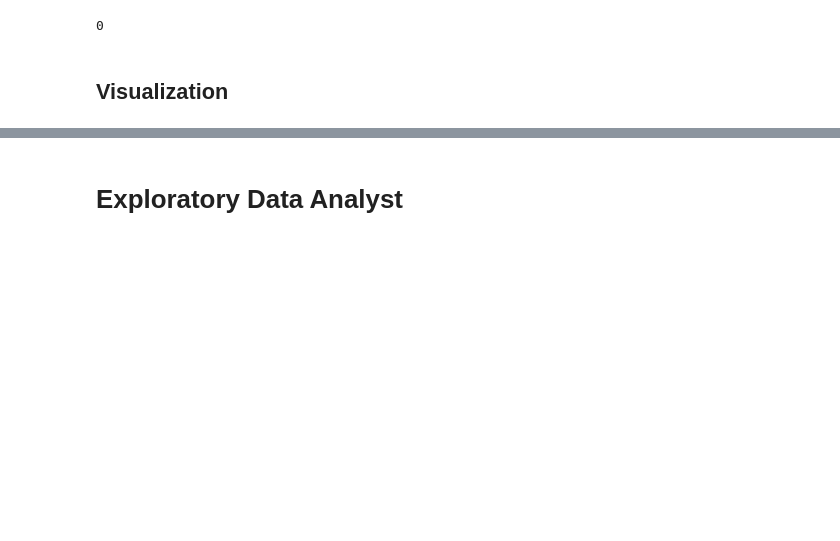
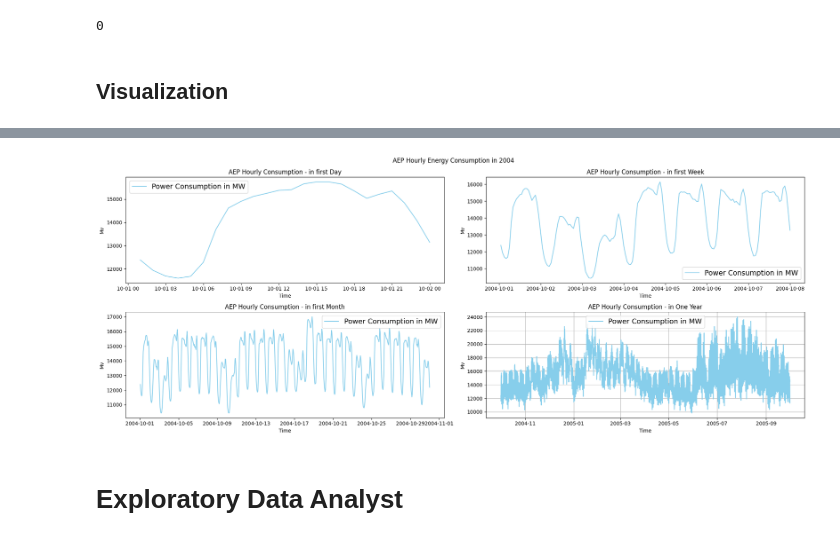
Before and after one commit to sayid-alt/AEP-Hourly-Energy-Consumption-Prediction, a Jupyter notebook: AEP_Hourly_Energy_Consumption_Prediction.ipynb, the cells around one changed output, grey strips where cells are left out. Cells and saved outputs as stored; diff of their text form; code cells hidden in the pictures; blank space fills up the shorter version.

```diff
--- a/AEP_Hourly_Energy_Consumption_Prediction.ipynb
+++ b/AEP_Hourly_Energy_Consumption_Prediction.ipynb
@@ -153,3 +163,40 @@ AttributeError: 'RangeIndex' object has no attribute 'dt'
+# %%
+one_year = 24 * 365
+one_month = 24 * 30
+one_week = 24 * 7
+one_day = 24
+# %%
+# Create subplots: 2 rows and 2 columns
+fig, ax = plt.subplots(figsize=(20, 8), ncols=2, nrows=2)
+fig.suptitle('AEP Hourly Energy Consumption in 2004')
+# Plot for one day
+plot_series(AEP_hourly['Datetime'], AEP_hourly['AEP_MW'],
+            title='AEP Hourly Consumption - in first Day',
+            start=0, end=one_day, label='Power Consumption in MW',
+            ax=ax[0, 0])
+
+# Plot for one week
+plot_series(AEP_hourly['Datetime'], AEP_hourly['AEP_MW'],
+            title='AEP Hourly Consumption - in first Week',
+            start=0, end=one_week, label='Power Consumption in MW',
+            ax=ax[0, 1])
+
+# Plot for one month
+plot_series(AEP_hourly['Datetime'], AEP_hourly['AEP_MW'],
+            title='AEP Hourly Consumption - in first Month',
+            start=0, end=one_month, label='Power Consumption in MW',
+            ax=ax[1, 0])
+
+# Plot for one year
+plot_series(AEP_hourly['Datetime'], AEP_hourly['AEP_MW'],
+            title='AEP Hourly Consumption - in One Year',
+            start=0, end=one_year, label='Power Consumption in MW',
+            ax=ax[1, 1])
+
+# Adjust layout for better spacing
+plt.tight_layout()
+# %% [output]
+[figure, added]
 # %% [markdown]
 # Exploratory Data Analyst
 # %%
```
Also changed, not shown: parts of 15 cells of this notebook.
